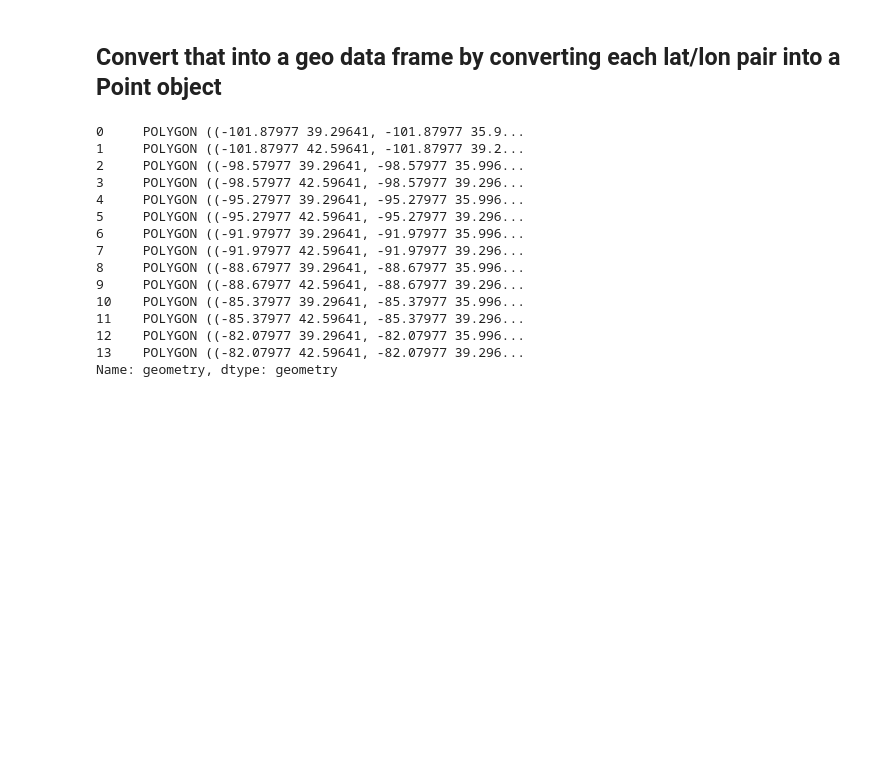
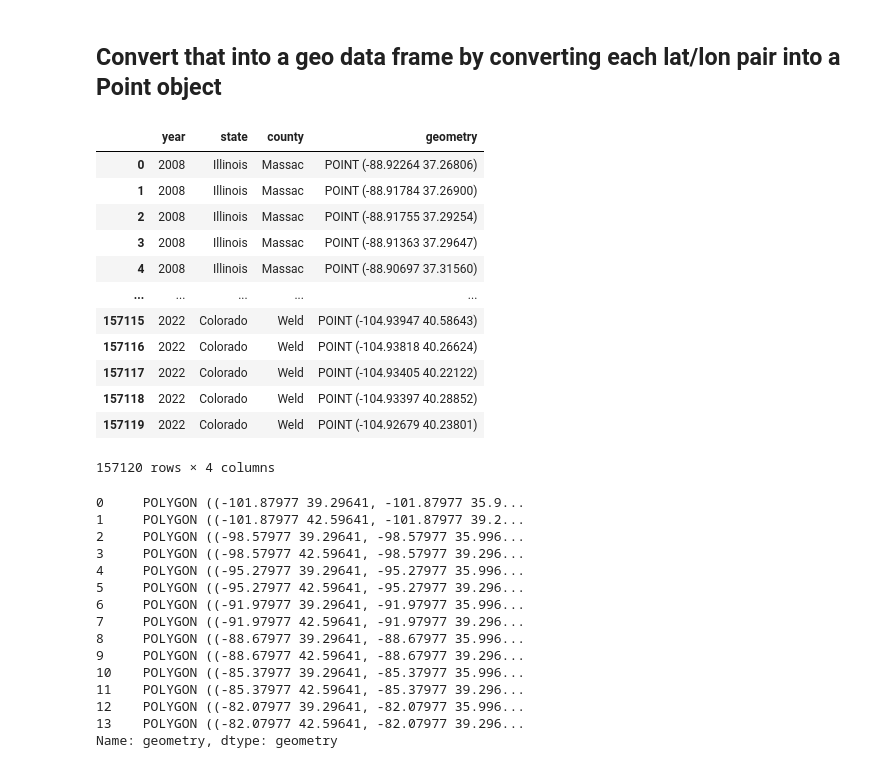
Before and after one commit to claudiosv/Computing-for-Food-Security, a Jupyter notebook: Project 3/ndvi_pipeline.ipynb, the cells around one changed output. Saved outputs shown, nothing was run; the diff lists cells and outputs as text; code cells hidden in the pictures; blank space fills up the shorter version.

```diff
--- a/Project 3/ndvi_pipeline.ipynb
+++ b/Project 3/ndvi_pipeline.ipynb
@@ -882,3 +883,19 @@ gdf = gpd.GeoDataFrame(sample["geometry"], crs=j_counties.crs)
+# %%
+gdf.reset_index()
+# %% [output]
+|  | year | state | county | geometry |
+| 0 | 2008 | Illinois | Massac | POINT (-88.92264 37.26806) |
+| 1 | 2008 | Illinois | Massac | POINT (-88.91784 37.26900) |
+| 2 | 2008 | Illinois | Massac | POINT (-88.91755 37.29254) |
+| 3 | 2008 | Illinois | Massac | POINT (-88.91363 37.29647) |
+| 4 | 2008 | Illinois | Massac | POINT (-88.90697 37.31560) |
+| ... | ... | ... | ... | ... |
+| 157115 | 2022 | Colorado | Weld | POINT (-104.93947 40.58643) |
+| 157116 | 2022 | Colorado | Weld | POINT (-104.93818 40.26624) |
+| 157117 | 2022 | Colorado | Weld | POINT (-104.93405 40.22122) |
+| 157118 | 2022 | Colorado | Weld | POINT (-104.93397 40.28852) |
+| 157119 | 2022 | Colorado | Weld | POINT (-104.92679 40.23801) |
+157120 rows × 4 columns
 # %%
 big_grid = make_grid(gdf.unary_union, 3.3)
 big_grid = gpd.GeoDataFrame(geometry=big_grid, crs=j_counties.crs)
```
Also changed, not shown: parts of 3 cells of this notebook.
